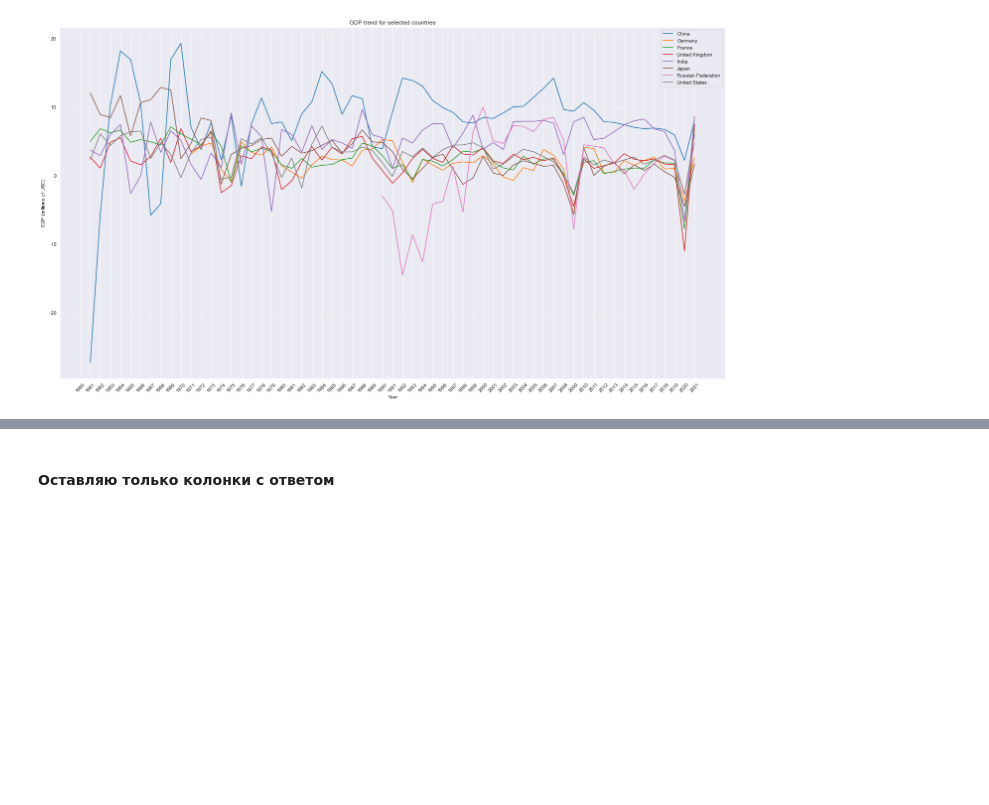
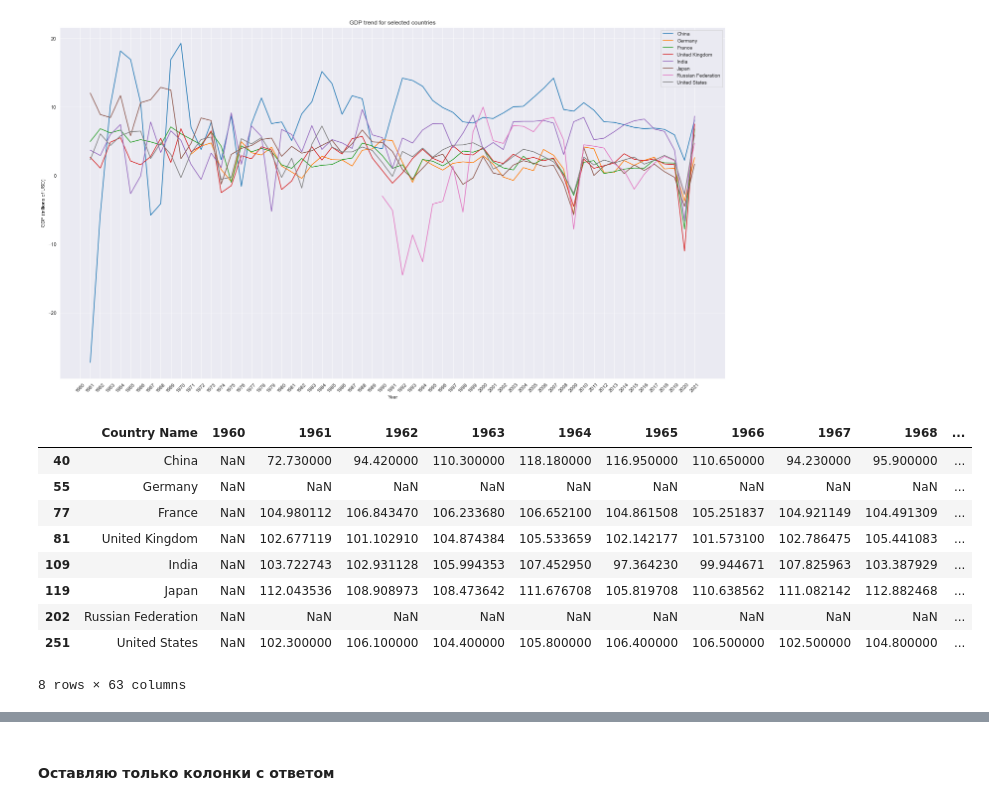
Before and after one commit to maxlyara1/Tasks-on-macroeconomics, a Jupyter notebook: 5 sem/makra.ipynb, the cells around one changed output, grey strips where cells are left out. Saved outputs shown, nothing was run; the diff lists cells and outputs as text; code cells hidden in the pictures; blank space fills up the shorter version.

```diff
--- a/5 sem/makra.ipynb
+++ b/5 sem/makra.ipynb
@@ -72,4 +74,18 @@ plt.legend()
 plt.show()
 # %% [output]
 [figure]
+# %%
+gdp_needed.iloc[:, 1:] = gdp_needed.iloc[:, 1:] + 100
+gdp_needed
+# %% [output]
+|  | Country Name | 1960 | 1961 | 1962 | 1963 | 1964 | 1965 | 1966 | 1967 | 1968 | ... |
+| 40 | China | NaN | 72.730000 | 94.420000 | 110.300000 | 118.180000 | 116.950000 | 110.650000 | 94.230000 | 95.900000 | ... |
+| 55 | Germany | NaN | NaN | NaN | NaN | NaN | NaN | NaN | NaN | NaN | ... |
+| 77 | France | NaN | 104.980112 | 106.843470 | 106.233680 | 106.652100 | 104.861508 | 105.251837 | 104.921149 | 104.491309 | ... |
+| 81 | United Kingdom | NaN | 102.677119 | 101.102910 | 104.874384 | 105.533659 | 102.142177 | 101.573100 | 102.786475 | 105.441083 | ... |
+| 109 | India | NaN | 103.722743 | 102.931128 | 105.994353 | 107.452950 | 97.364230 | 99.944671 | 107.825963 | 103.387929 | ... |
+| 119 | Japan | NaN | 112.043536 | 108.908973 | 108.473642 | 111.676708 | 105.819708 | 110.638562 | 111.082142 | 112.882468 | ... |
+| 202 | Russian Federation | NaN | NaN | NaN | NaN | NaN | NaN | NaN | NaN | NaN | ... |
+| 251 | United States | NaN | 102.300000 | 106.100000 | 104.400000 | 105.800000 | 106.400000 | 106.500000 | 102.500000 | 104.800000 | ... |
+8 rows × 63 columns
 # %% [markdown]
```
Also changed, not shown: parts of 8 cells of this notebook.
